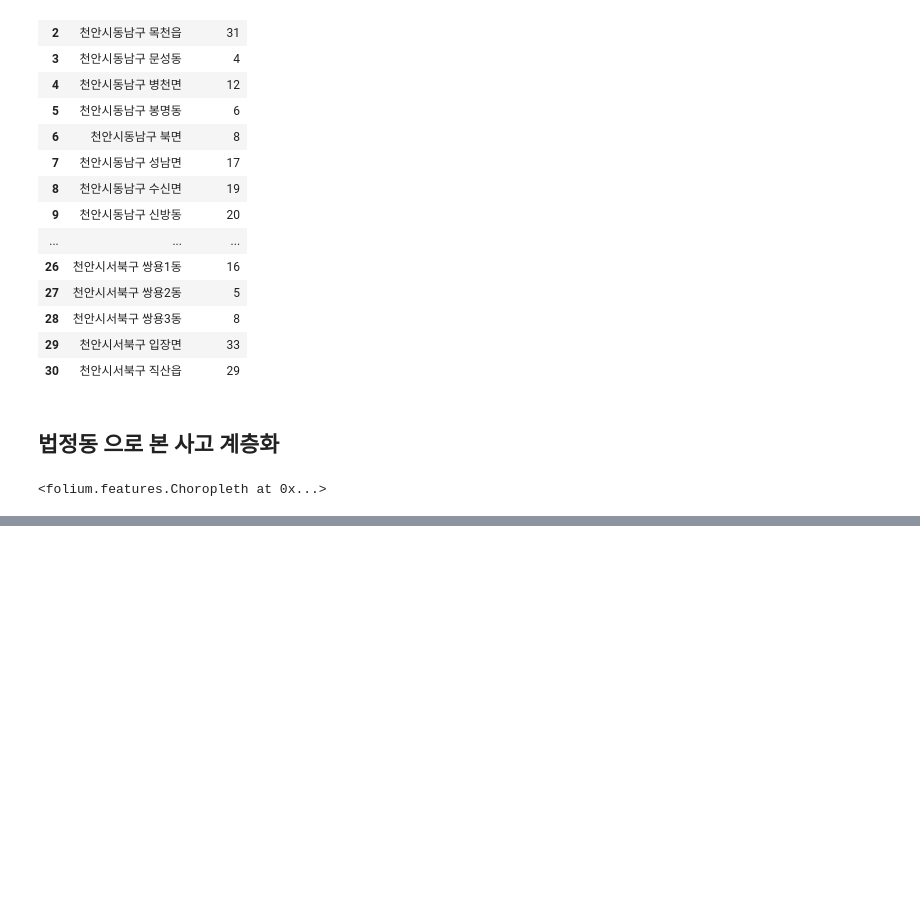
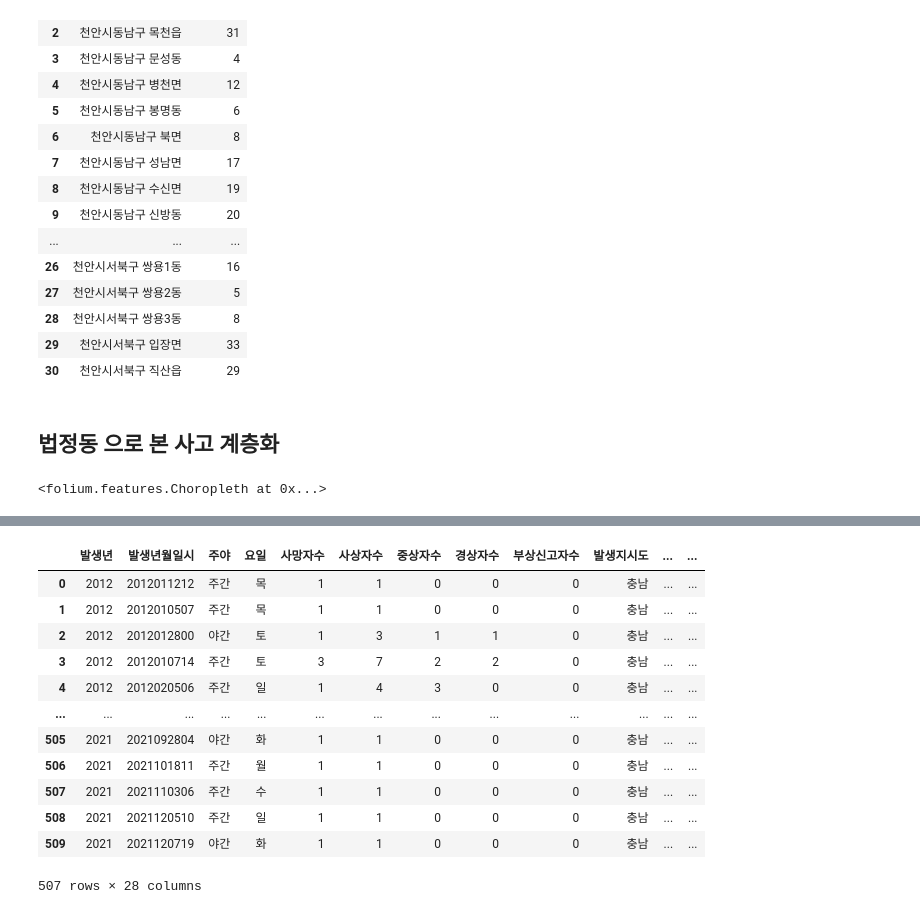
Before and after one commit to JMboy713/cheonahn-visualization, a Jupyter notebook: 지도 시각화 .ipynb, the cells around one changed output, grey strips where cells are left out. Saved outputs shown, nothing was run; the diff lists cells and outputs as text; code cells hidden in the pictures; blank space fills up the shorter version.

```diff
--- a/지도 시각화 .ipynb
+++ b/지도 시각화 .ipynb
@@ -269,3 +362,22 @@ folium.GeoJson(
 g_map
 # %% [output]
 [interactive output not drawn]
+# %%
+df=pd.read_excel('./CA.xlsx')
+# %%
+filtered_df = df[df['읍면동'].str.contains('천안시')]
+filtered_df
+# %% [output]
+|  | 발생년 | 발생년월일시 | 주야 | 요일 | 사망자수 | 사상자수 | 중상자수 | 경상자수 | 부상신고자수 | 발생지시도 | ... | ... |
+| 0 | 2012 | 2012011212 | 주간 | 목 | 1 | 1 | 0 | 0 | 0 | 충남 | ... | ... |
+| 1 | 2012 | 2012010507 | 주간 | 목 | 1 | 1 | 0 | 0 | 0 | 충남 | ... | ... |
+| 2 | 2012 | 2012012800 | 야간 | 토 | 1 | 3 | 1 | 1 | 0 | 충남 | ... | ... |
+| 3 | 2012 | 2012010714 | 주간 | 토 | 3 | 7 | 2 | 2 | 0 | 충남 | ... | ... |
+| 4 | 2012 | 2012020506 | 주간 | 일 | 1 | 4 | 3 | 0 | 0 | 충남 | ... | ... |
+| ... | ... | ... | ... | ... | ... | ... | ... | ... | ... | ... | ... | ... |
+| 505 | 2021 | 2021092804 | 야간 | 화 | 1 | 1 | 0 | 0 | 0 | 충남 | ... | ... |
+| 506 | 2021 | 2021101811 | 주간 | 월 | 1 | 1 | 0 | 0 | 0 | 충남 | ... | ... |
+| 507 | 2021 | 2021110306 | 주간 | 수 | 1 | 1 | 0 | 0 | 0 | 충남 | ... | ... |
+| 508 | 2021 | 2021120510 | 주간 | 일 | 1 | 1 | 0 | 0 | 0 | 충남 | ... | ... |
+| 509 | 2021 | 2021120719 | 야간 | 화 | 1 | 1 | 0 | 0 | 0 | 충남 | ... | ... |
+507 rows × 28 columns
```
Also changed, not shown: parts of 8 cells of this notebook, 13 other files.
